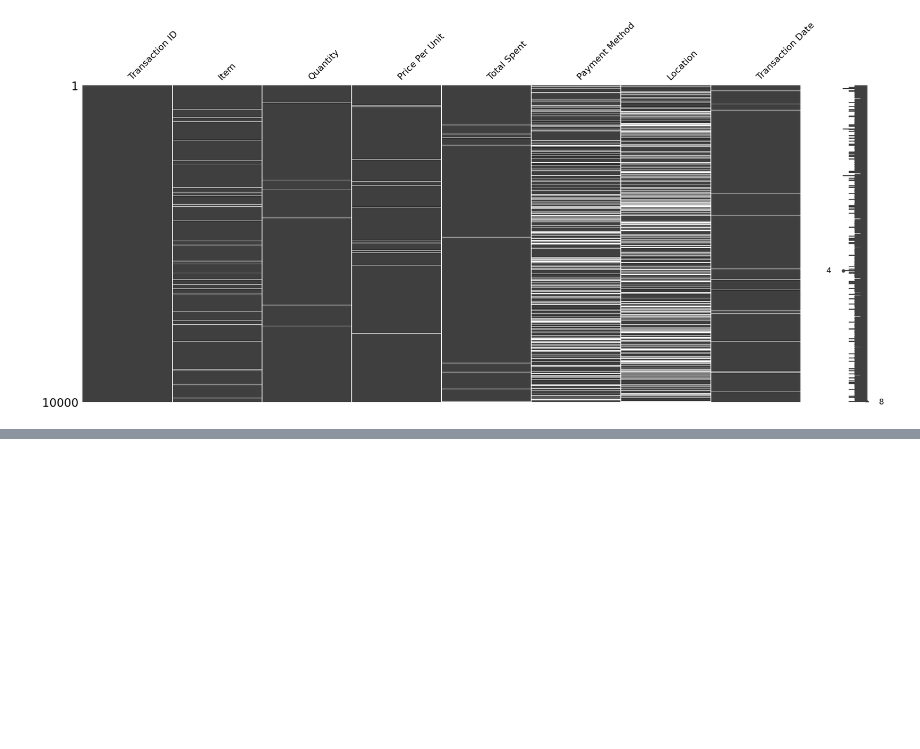
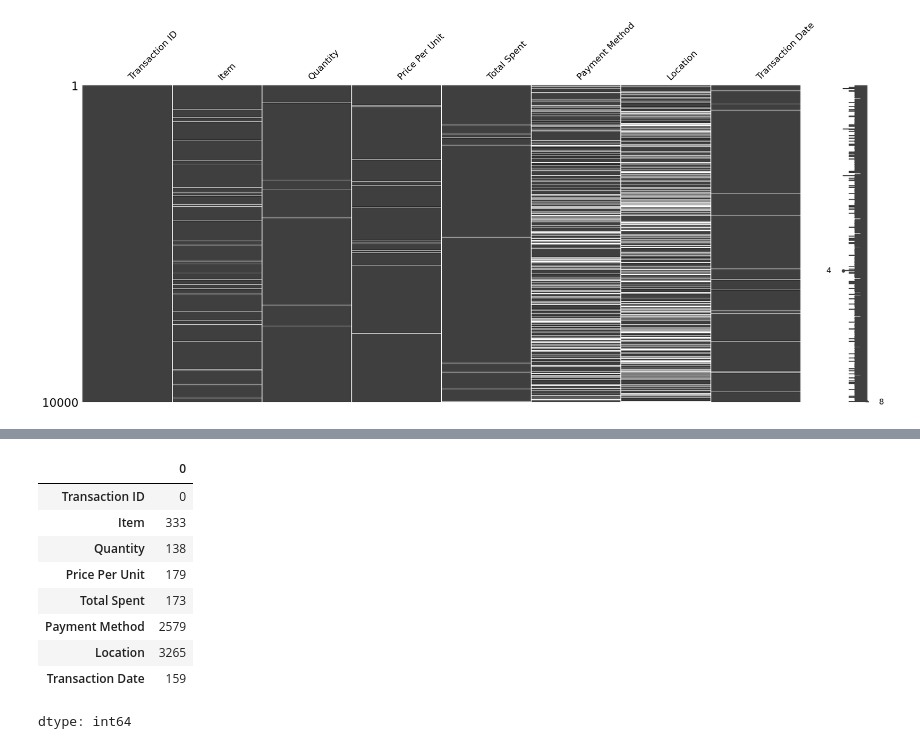
Before and after one commit to Figueroa1222/taller-calidad-datosGestionDatosG3, a Jupyter notebook: taller3_calidad_datos.ipynb, the cells around one changed output, grey strips where cells are left out. Cells and saved outputs as stored; diff of their text form; code cells hidden in the pictures; blank space fills up the shorter version.

```diff
--- a/taller3_calidad_datos.ipynb
+++ b/taller3_calidad_datos.ipynb
@@ -73,0 +90,14 @@ msno.matrix(df)
+# %%
+missing_values_count = df.isnull().sum()
+missing_values_count
+# %% [output]
+|  | 0 |
+| Transaction ID | 0 |
+| Item | 333 |
+| Quantity | 138 |
+| Price Per Unit | 179 |
+| Total Spent | 173 |
+| Payment Method | 2579 |
+| Location | 3265 |
+| Transaction Date | 159 |
+dtype: int64
```
Also changed, not shown: parts of 13 cells of this notebook.
